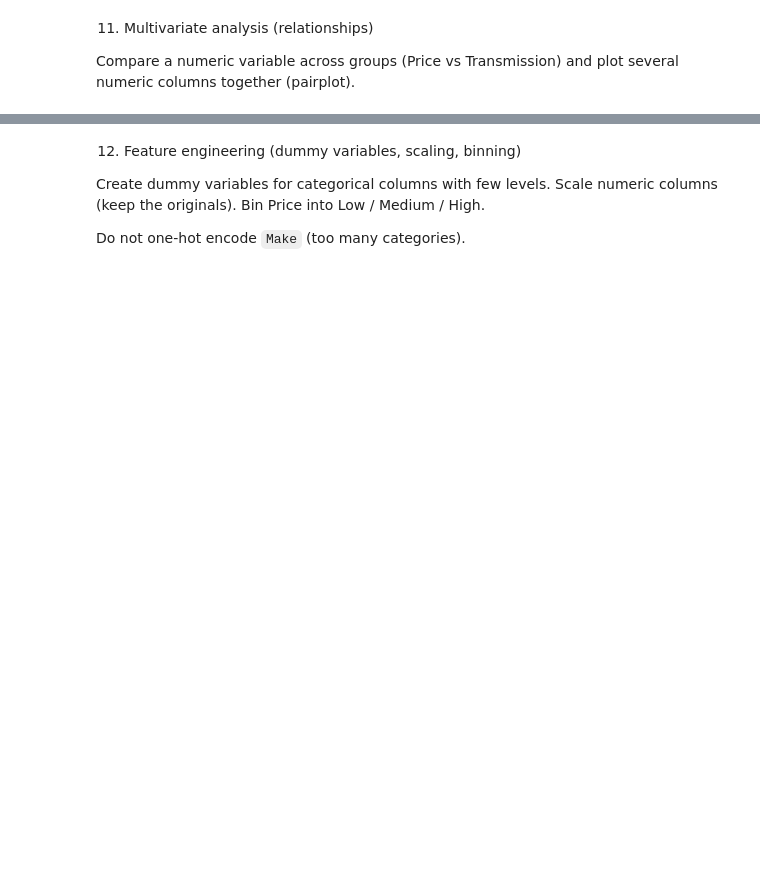
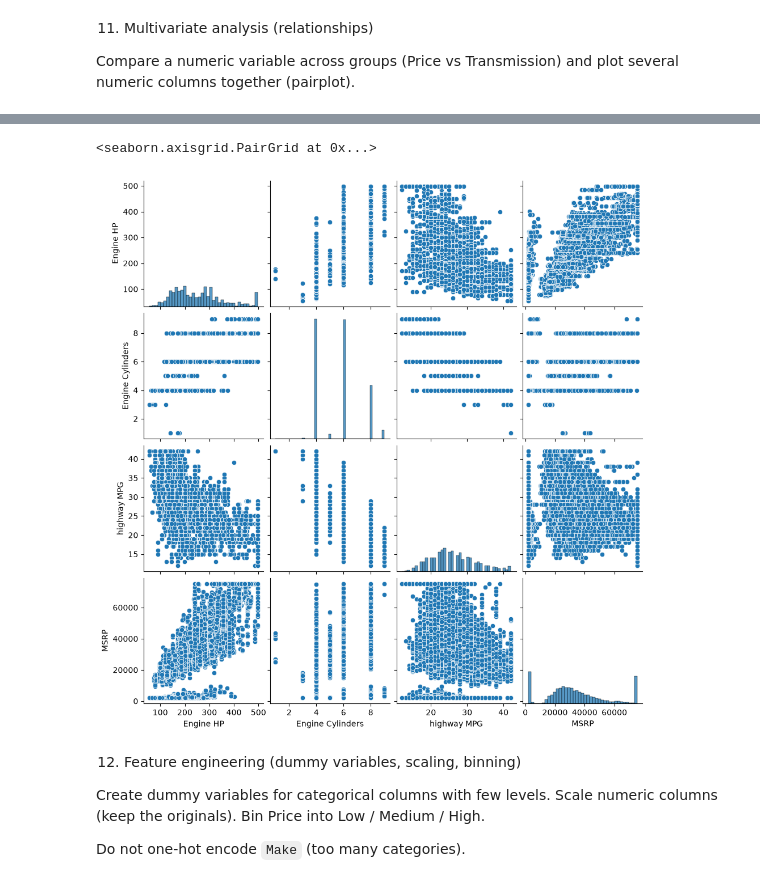
Before and after one commit to chau248/24671911_NguyenChiHau_Cystone, a Jupyter notebook: practice/w3/w5_1.ipynb, the cells around one changed output, grey strips where cells are left out. Saved outputs shown, nothing was run; the diff lists cells and outputs as text; code cells hidden in the pictures; blank space fills up the shorter version.

```diff
--- a/practice/w3/w5_1.ipynb
+++ b/practice/w3/w5_1.ipynb
@@ -285,5 +319,8 @@ Compare a numeric variable across groups (Price vs Transmission) and plot severa
 # %%
-# TODO: multivariate — pairplot of HP, Cylinders, MPG-H, Price
+sns.pairplot(df[['Engine HP', 'Engine Cylinders', 'highway MPG', 'MSRP']])
+# %% [output]
+<seaborn.axisgrid.PairGrid at 0x...>
+[figure, added]
 # %% [markdown]
 12. Feature engineering (dummy variables, scaling, binning)
 
```
Also changed, not shown: parts of 19 cells of this notebook.
